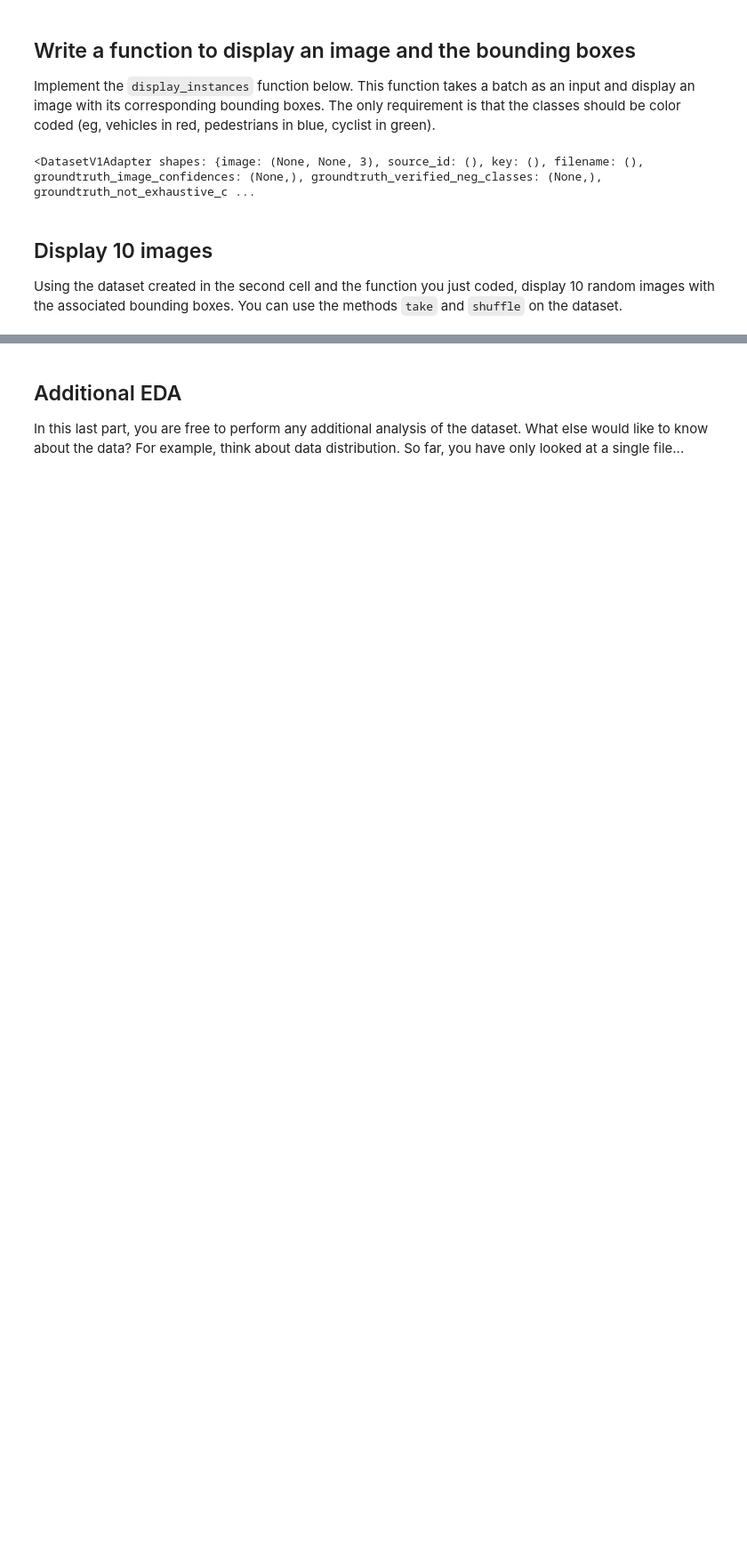
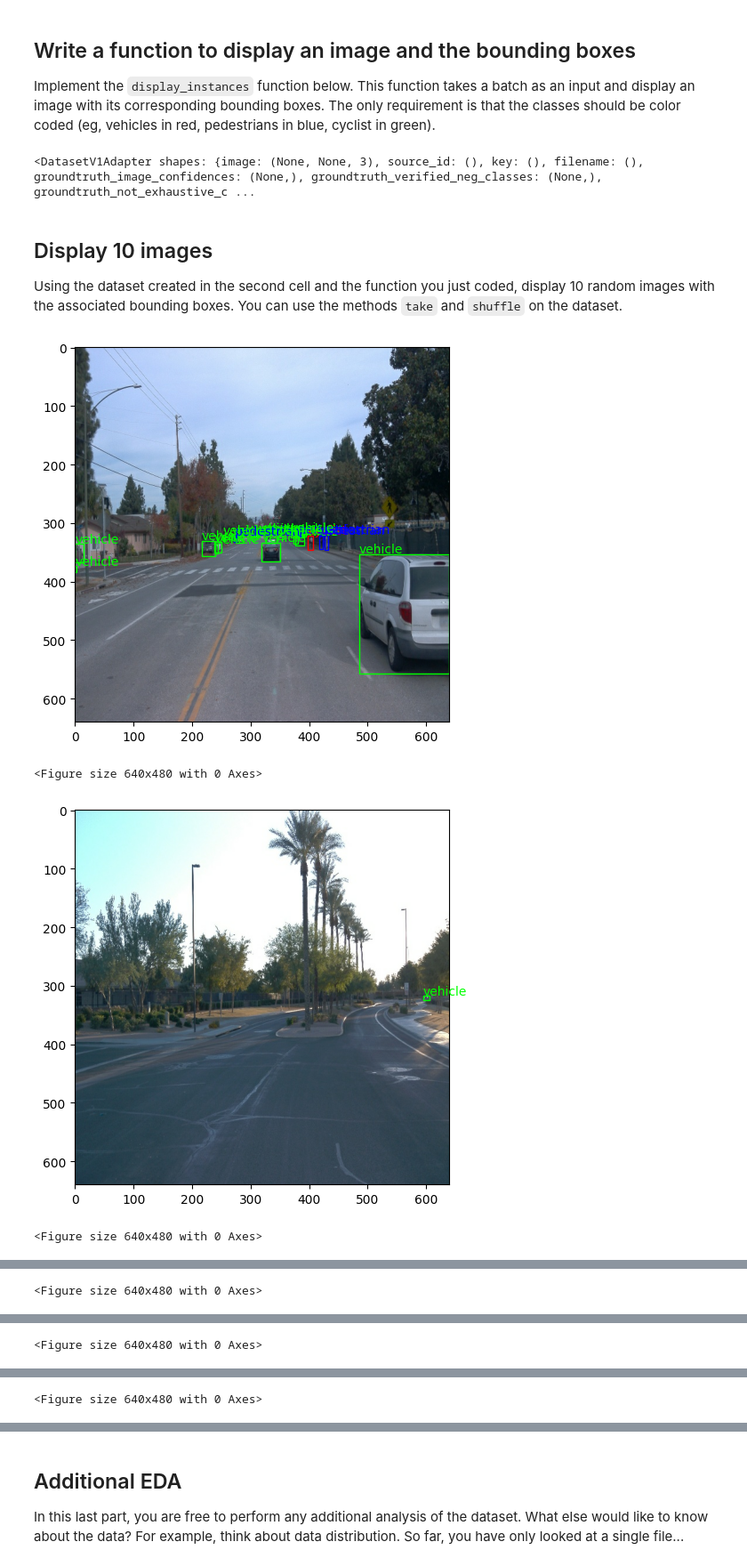
Before and after one commit to jeonjw25/udacity, a Jupyter notebook: Exploratory Data Analysis.ipynb, the cells around one changed output, grey strips where cells are left out. Shown at 89% size. Cells and saved outputs as stored; diff of their text form; code cells hidden in the pictures; blank space fills up the shorter version.

```diff
--- a/Exploratory Data Analysis.ipynb
+++ b/Exploratory Data Analysis.ipynb
@@ -13,3 +14,3 @@ import numpy as np
 # %%
-dataset = get_dataset("/app/project/data/processed/*.tfrecord")
+dataset = get_dataset("/app/project/data/processed/processed/*.tfrecord")
 # %% [output]
@@ -31,33 +38,50 @@ def display_instances(batch, save_num):
     the associated bounding boxes.
     """
     # ADD CODE HERE
-    colormap = {1: [1, 0, 0], 2: [0, 1, 0], 4: [0, 0, 1]}
+    colormap = {1: [0, 1, 0], 2: [0, 0, 1], 4: [1, 0, 0]}
+    textmap = {1: "vehicle", 2: "pedestrian", 4: "cyclist"}
 
     fig, ax = plt.subplots(1)
 
     img = Image.fromarray(batch["image"].numpy())
     ax.imshow(img)
-    # print(batch["groundtruth_boxes"])
-    # print(batch["groundtruth_classes"])
+
+    nums = [0, 0, 0, 0, 0]
 
     bboxes = batch["groundtruth_boxes"].numpy()
     classes = batch["groundtruth_classes"].numpy()
     for bb, cl in zip(bboxes, classes):
         y1, x1, y2, x2 = (bb * 640).astype(np.int32)
+        nums[cl] += 1
+        rec = Rectangle((x1, y1), x2- x1, y2-y1, facecolor='none',edgecolor=colormap[cl])
+        plt.text(x1, y1-2, textmap[cl],color=colormap[cl])
+        ax.add_patch(rec)
+    plt.savefig("img{}.JPEG".format(save_num))
+    plt.tight_layout()
+    plt.show()
 
-        rec = Rectangle((x1, y1), x2- x1, y2-y1, facecolor='none',edgecolor=colormap[cl])
-        ax.add_patch(rec)
-    plt.show()
-    plt.savefig("img{}.JPEG".format(save_num))
+    return nums[1], nums[2], nums[4]
 # %% [markdown]
 ## Display 10 images
 
 Using the dataset created in the second cell and the function you just coded, display 10 random images with the associated bounding boxes. You can use the methods `take` and `shuffle` on the dataset.
 # %%
+%matplotlib inline
+
 ## STUDENT SOLUTION HERE
 dataset = dataset.shuffle(3, reshuffle_each_iteration=True)
 dataset10 = dataset.take(10)
 cnt = 0
+vehicle_num, pedestrian_num, cyclist_num = 0, 0, 0
 for data in dataset10:
-    display_instances(data, cnt)
+    val1, val2, val3 = display_instances(data, cnt)
+    vehicle_num += val1
+    pedestrian_num += val2
+    cyclist_num += val3
     cnt += 1
+print(vehicle_num, pedestrian_num, cyclist_num)
+# %% [output]
+[figure, added]
+<Figure size 640x480 with 0 Axes>
+[figure, added]
+<Figure size 640x480 with 0 Axes>
@@ -63,0 +89 @@ for data in dataset10:
+<Figure size 640x480 with 0 Axes>
@@ -63,0 +91 @@ for data in dataset10:
+<Figure size 640x480 with 0 Axes>
@@ -63,0 +93 @@ for data in dataset10:
+<Figure size 640x480 with 0 Axes>
```
Also changed, not shown: parts of 4 cells of this notebook.
